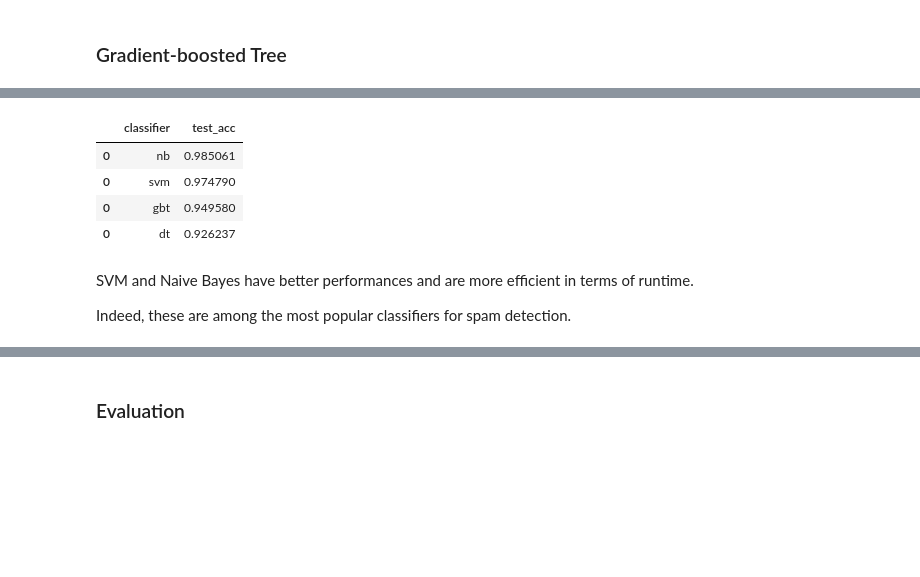
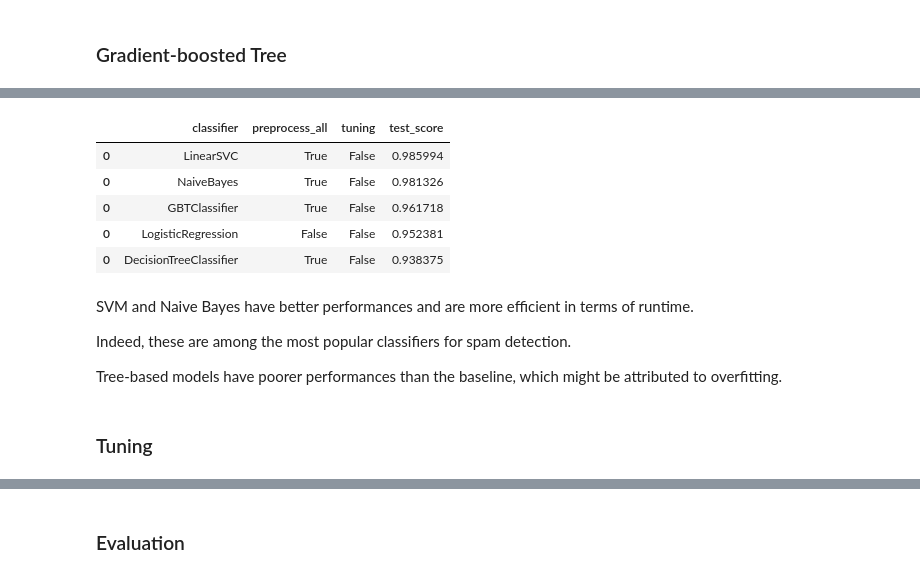
Before and after one commit to lullaby1024/Spam_Detection, a Jupyter notebook: spam_detection.ipynb, the cells around one changed output, grey strips where cells are left out. Cells and saved outputs as stored; diff of their text form; code cells hidden in the pictures; blank space fills up the shorter version.

```diff
--- a/spam_detection.ipynb
+++ b/spam_detection.ipynb
@@ -236,0 +278,19 @@ The preprocessing steps will be integrated in the model pipeline and tuned.
+# %%
+class TextFilter(Transformer):
+    """
+    A custom Transformer that removes special characters and digits in the text
+    """
+
+    def __init__(self, inputCol, outputCol):
+        super(TextFilter, self).__init__()
+        self.inputCol = inputCol
+        self.outputCol = outputCol
+
+    def _transform(self, df: DataFrame) -> DataFrame:
+      # Remove punctuations -> digits -> extra spaces between words
+      # (so that tokenization will not include whitespace character)
+      df = df.withColumn(self.outputCol, regexp_replace(self.inputCol, '[^\\w\\s]', ' '))\
+              .withColumn(self.outputCol, regexp_replace(self.outputCol, '[\\d+]', ' '))\
+              .withColumn(self.outputCol, regexp_replace(self.outputCol, '\\s+', ' '))
+
+      return df
@@ -236,0 +321,16 @@ The preprocessing steps will be integrated in the model pipeline and tuned.
+# %%
+class Lemmatizer(Transformer):
+    """
+    A custom Transformer that performs lemmatization using WordNetLemmatizer from NLTK
+    """
+
+    def __init__(self, inputCol, outputCol):
+        super(Lemmatizer, self).__init__()
+        self.inputCol = inputCol
+        self.outputCol = outputCol
+        self.lemmatizer = WordNetLemmatizer()
+        self.lemmatizer_udf = udf(lambda tokens: [self.lemmatizer.lemmatize(t) for t in tokens], ArrayType(StringType()))
+
+    def _transform(self, df: DataFrame) -> DataFrame:
+      df = df.withColumn(self.outputCol, self.lemmatizer_udf(self.inputCol))
+      return df
@@ -326,0 +505,2 @@ def fit_model(model_name,
+# %%
+model_results = fit_model('lr', preprocess_all=False)
@@ -327,7 +509,7 @@ def fit_model(model_name,
 # %% [markdown]
 ### Naive Bayes
 # %%
-model_results = fit_model('nb')
+model_results = fit_model('nb', results=model_results)
 # %% [output]
 [interactive output not drawn]
 # %%
@@ -358,14 +540,19 @@ model_results = fit_model('gbt', results=model_results)
 # %% [output]
 [interactive output not drawn]
 # %%
-model_results.sort_values(by='test_acc', ascending=False)
+model_results.sort_values(by='test_score', ascending=False)
 # %% [output]
-|  | classifier | test_acc |
-| 0 | nb | 0.985061 |
-| 0 | svm | 0.974790 |
-| 0 | gbt | 0.949580 |
-| 0 | dt | 0.926237 |
+|  | classifier | preprocess_all | tuning | test_score |
+| 0 | LinearSVC | True | False | 0.985994 |
+| 0 | NaiveBayes | True | False | 0.981326 |
+| 0 | GBTClassifier | True | False | 0.961718 |
+| 0 | LogisticRegression | False | False | 0.952381 |
+| 0 | DecisionTreeClassifier | True | False | 0.938375 |
 # %% [markdown]
 SVM and Naive Bayes have better performances and are more efficient in terms of runtime.
 
 Indeed, these are among the most popular classifiers for spam detection.
+
+Tree-based models have poorer performances than the baseline, which might be attributed to overfitting.
+# %% [markdown]
+### Tuning
```
Also changed, not shown: parts of 76 cells of this notebook.
